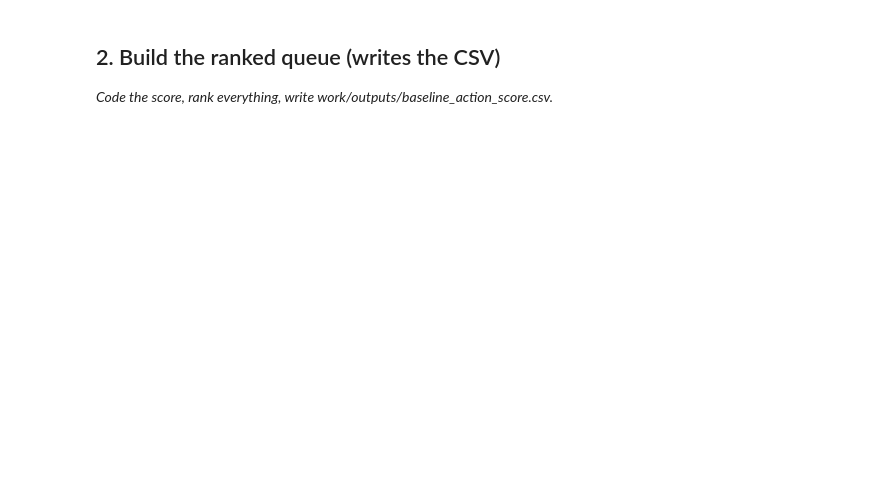
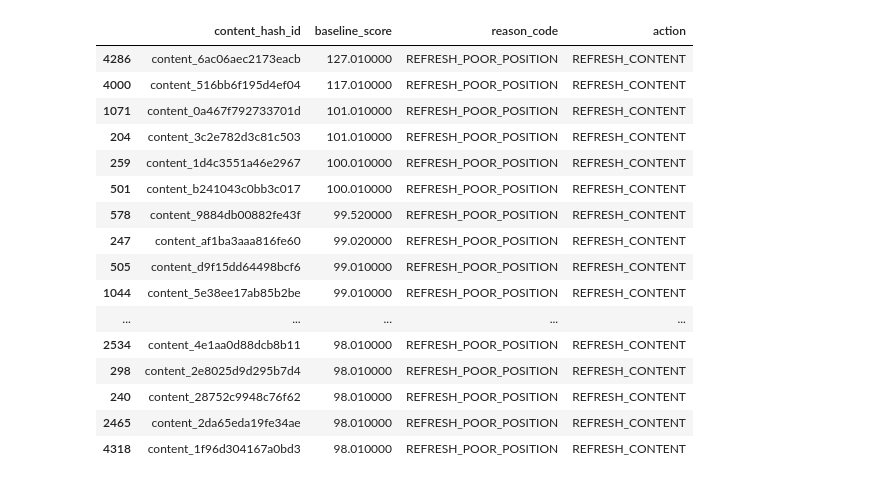
Before and after one commit to kratosontren/flyrank-ml-work, a Jupyter notebook: work/notebooks/w04_baseline_score.ipynb, the cells around one changed output. Cells and saved outputs as stored; diff of their text form; code cells hidden in the pictures; blank space fills up the shorter version.

Commit message:
Completed Week 4 baseline action score assignment

```diff
--- a/work/notebooks/w04_baseline_score.ipynb
+++ b/work/notebooks/w04_baseline_score.ipynb
@@ -12,0 +228,24 @@ This skeleton is yours to fill. Work the sections **in order** — each one has
+# %%
+# This cell is for CODE (numbers, a query, a check).
+# Write your text answer in the cell ABOVE this one — typing sentences here breaks Run All.
+from pathlib import Path
+
+ranked = sample.sort_values(
+    "baseline_score",
+    ascending=False
+)
+
+output = Path("work/outputs")
+output.mkdir(
+    parents=True,
+    exist_ok=True
+)
+
+ranked.to_csv(
+    output / "baseline_action_score.csv",
+    index=False
+)
+
+print("CSV written successfully.")
+
+ranked.head(10)
@@ -13,7 +283,33 @@ This skeleton is yours to fill. Work the sections **in order** — each one has
 # %%
 # This cell is for CODE (numbers, a query, a check).
 # Write your text answer in the cell ABOVE this one — typing sentences here breaks Run All.
+top20 = ranked.head(20)
+
+review = top20[
+    [
+        "content_hash_id",
+        "baseline_score",
+        "reason_code",
+        "action"
+    ]
+]
+
+review
+# %% [output]
+|  | content_hash_id | baseline_score | reason_code | action |
+| 4286 | content_6ac06aec2173eacb | 127.010000 | REFRESH_POOR_POSITION | REFRESH_CONTENT |
+| 4000 | content_516bb6f195d4ef04 | 117.010000 | REFRESH_POOR_POSITION | REFRESH_CONTENT |
+| 1071 | content_0a467f792733701d | 101.010000 | REFRESH_POOR_POSITION | REFRESH_CONTENT |
+| 204 | content_3c2e782d3c81c503 | 101.010000 | REFRESH_POOR_POSITION | REFRESH_CONTENT |
+| 259 | content_1d4c3551a46e2967 | 100.010000 | REFRESH_POOR_POSITION | REFRESH_CONTENT |
+| 501 | content_b241043c0bb3c017 | 100.010000 | REFRESH_POOR_POSITION | REFRESH_CONTENT |
+| 578 | content_9884db00882fe43f | 99.520000 | REFRESH_POOR_POSITION | REFRESH_CONTENT |
+| 247 | content_af1ba3aaa816fe60 | 99.020000 | REFRESH_POOR_POSITION | REFRESH_CONTENT |
+| 505 | content_d9f15dd64498bcf6 | 99.010000 | REFRESH_POOR_POSITION | REFRESH_CONTENT |
+| 1044 | content_5e38ee17ab85b2be | 99.010000 | REFRESH_POOR_POSITION | REFRESH_CONTENT |
+| ... | ... | ... | ... | ... |
+| 2534 | content_4e1aa0d88dcb8b11 | 98.010000 | REFRESH_POOR_POSITION | REFRESH_CONTENT |
+| 298 | content_2e8025d9d295b7d4 | 98.010000 | REFRESH_POOR_POSITION | REFRESH_CONTENT |
+| 240 | content_28752c9948c76f62 | 98.010000 | REFRESH_POOR_POSITION | REFRESH_CONTENT |
+| 2465 | content_2da65eda19fe34ae | 98.010000 | REFRESH_POOR_POSITION | REFRESH_CONTENT |
+| 4318 | content_1f96d304167a0bd3 | 98.010000 | REFRESH_POOR_POSITION | REFRESH_CONTENT |
-# %% [markdown]
-## 2. Build the ranked queue (writes the CSV)
-
-*Code the score, rank everything, write work/outputs/baseline_action_score.csv.*
```
Also changed, not shown: parts of 20 cells of this notebook.
